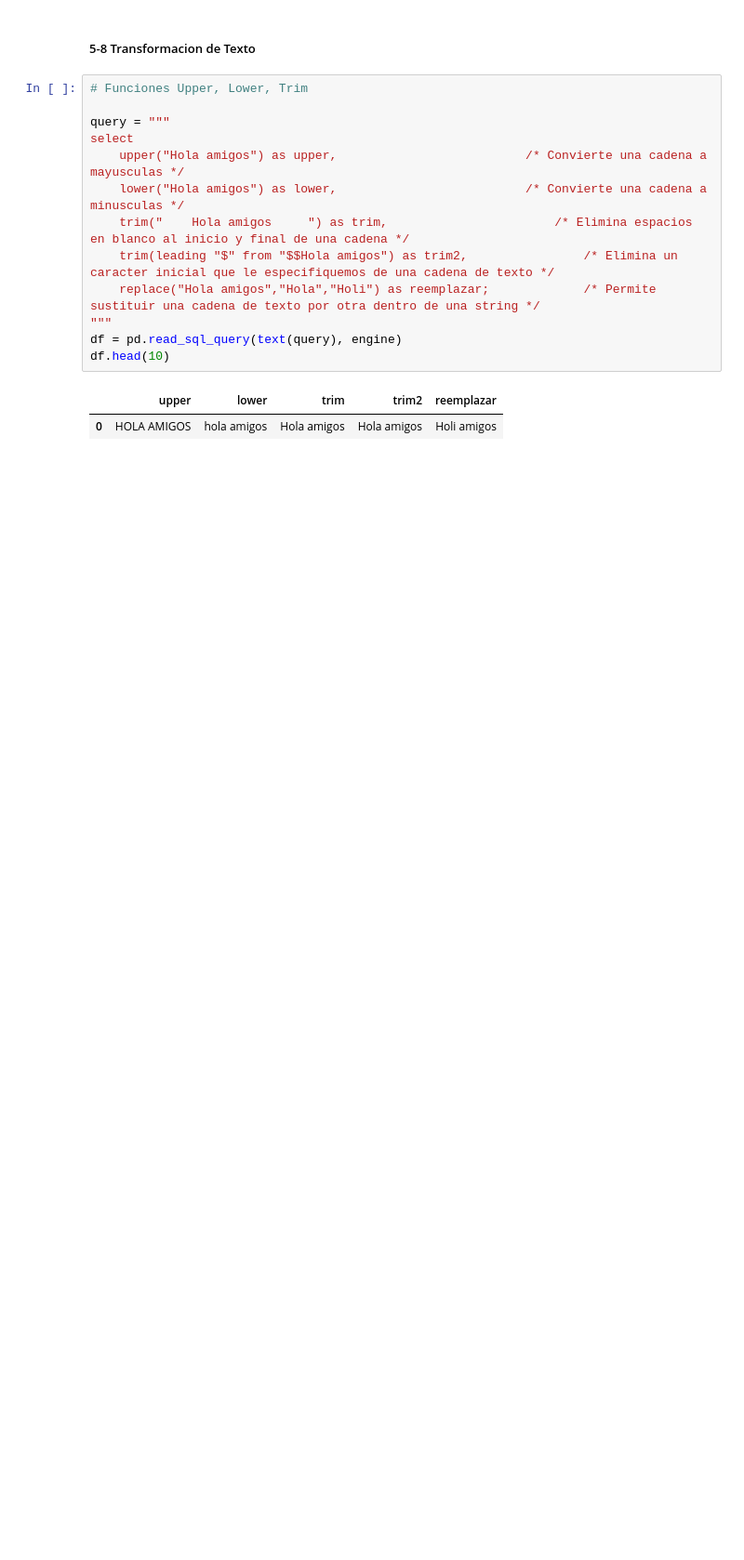
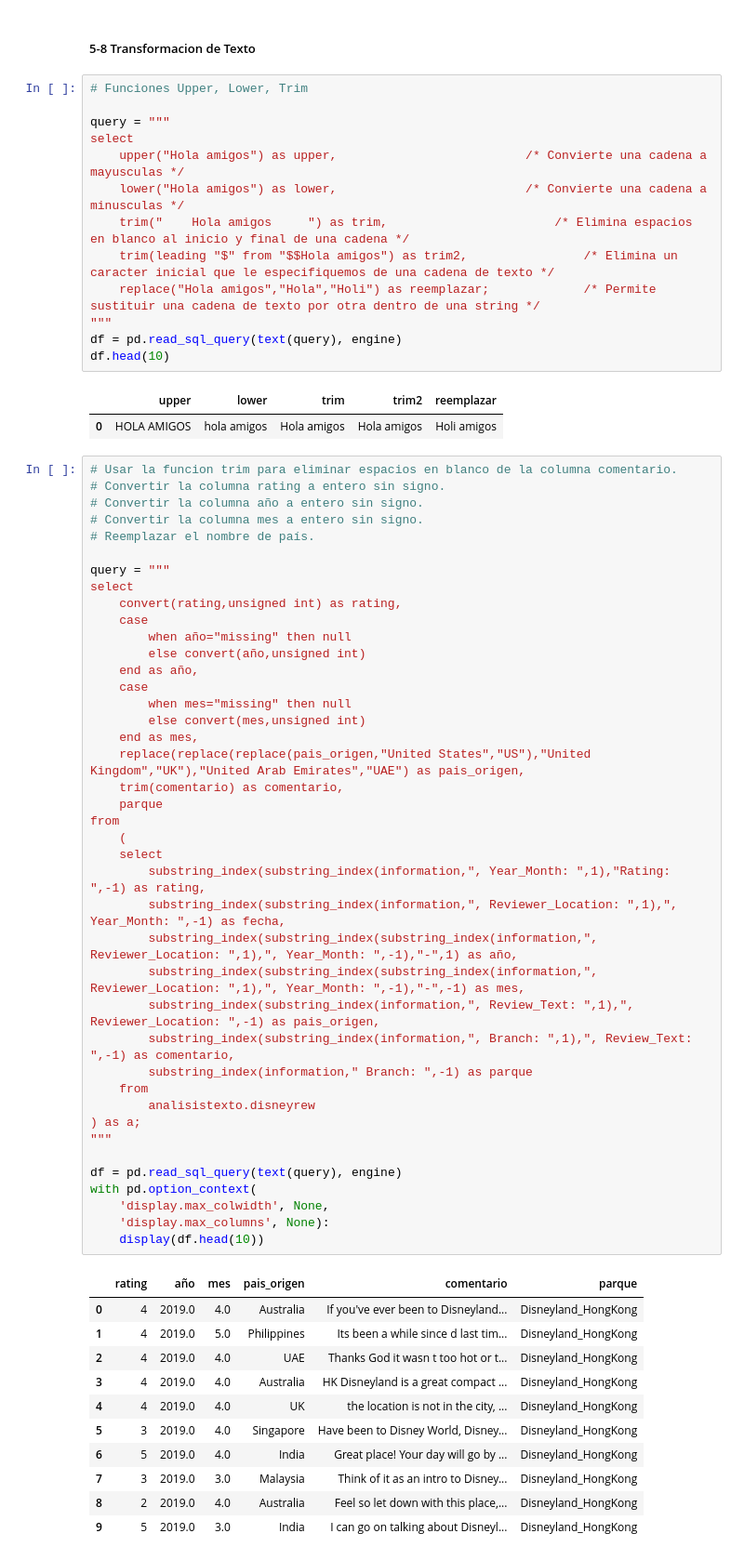
Before and after one commit to user14721068/SQL, a Jupyter notebook: 5.-Manejo de texto.ipynb, the cells around one changed output. Shown at 93% size. Saved outputs shown, nothing was run; the diff lists cells and outputs as text; blank space fills up the shorter version.

```diff
--- a/5.-Manejo de texto.ipynb
+++ b/5.-Manejo de texto.ipynb
@@ -348,3 +348,56 @@ df.head(10)
 # %% [output]
 |  | upper | lower | trim | trim2 | reemplazar |
 | 0 | HOLA AMIGOS | hola amigos | Hola amigos | Hola amigos | Holi amigos |
+# %%
+# Usar la funcion trim para eliminar espacios en blanco de la columna comentario.
+# Convertir la columna rating a entero sin signo.
+# Convertir la columna año a entero sin signo.
+# Convertir la columna mes a entero sin signo.
+# Reemplazar el nombre de país.
+
+query = """
+select
+    convert(rating,unsigned int) as rating,
+    case
+        when año="missing" then null
+        else convert(año,unsigned int)
+    end as año,
+    case
+        when mes="missing" then null
+        else convert(mes,unsigned int)
+    end as mes,
+    replace(replace(replace(pais_origen,"United States","US"),"United Kingdom","UK"),"United Arab Emirates","UAE") as pais_origen,
+    trim(comentario) as comentario,
+    parque
+from
+    (
+    select
+        substring_index(substring_index(information,", Year_Month: ",1),"Rating: ",-1) as rating,
+        substring_index(substring_index(information,", Reviewer_Location: ",1),", Year_Month: ",-1) as fecha,
+        substring_index(substring_index(substring_index(information,", Reviewer_Location: ",1),", Year_Month: ",-1),"-",1) as año,
+        substring_index(substring_index(substring_index(information,", Reviewer_Location: ",1),", Year_Month: ",-1),"-",-1) as mes,
+        substring_index(substring_index(information,", Review_Text: ",1),", Reviewer_Location: ",-1) as pais_origen,
+        substring_index(substring_index(information,", Branch: ",1),", Review_Text: ",-1) as comentario,
+        substring_index(information," Branch: ",-1) as parque
+    from
+        analisistexto.disneyrew
+) as a;
+"""
+
+df = pd.read_sql_query(text(query), engine)
+with pd.option_context(
+    'display.max_colwidth', None,
+    'display.max_columns', None):
+    display(df.head(10))
+# %% [output]
+|  | rating | año | mes | pais_origen | comentario | parque |
+| 0 | 4 | 2019.0 | 4.0 | Australia | If you've ever been to Disneyland... | Disneyland_HongKong |
+| 1 | 4 | 2019.0 | 5.0 | Philippines | Its been a while since d last tim... | Disneyland_HongKong |
+| 2 | 4 | 2019.0 | 4.0 | UAE | Thanks God it wasn t too hot or t... | Disneyland_HongKong |
+| 3 | 4 | 2019.0 | 4.0 | Australia | HK Disneyland is a great compact ... | Disneyland_HongKong |
+| 4 | 4 | 2019.0 | 4.0 | UK | the location is not in the city, ... | Disneyland_HongKong |
+| 5 | 3 | 2019.0 | 4.0 | Singapore | Have been to Disney World, Disney... | Disneyland_HongKong |
+| 6 | 5 | 2019.0 | 4.0 | India | Great place! Your day will go by ... | Disneyland_HongKong |
+| 7 | 3 | 2019.0 | 3.0 | Malaysia | Think of it as an intro to Disney... | Disneyland_HongKong |
+| 8 | 2 | 2019.0 | 4.0 | Australia | Feel so let down with this place,... | Disneyland_HongKong |
+| 9 | 5 | 2019.0 | 3.0 | India | I can go on talking about Disneyl... | Disneyland_HongKong |
```
Also changed, not shown: parts of 4 cells of this notebook.
